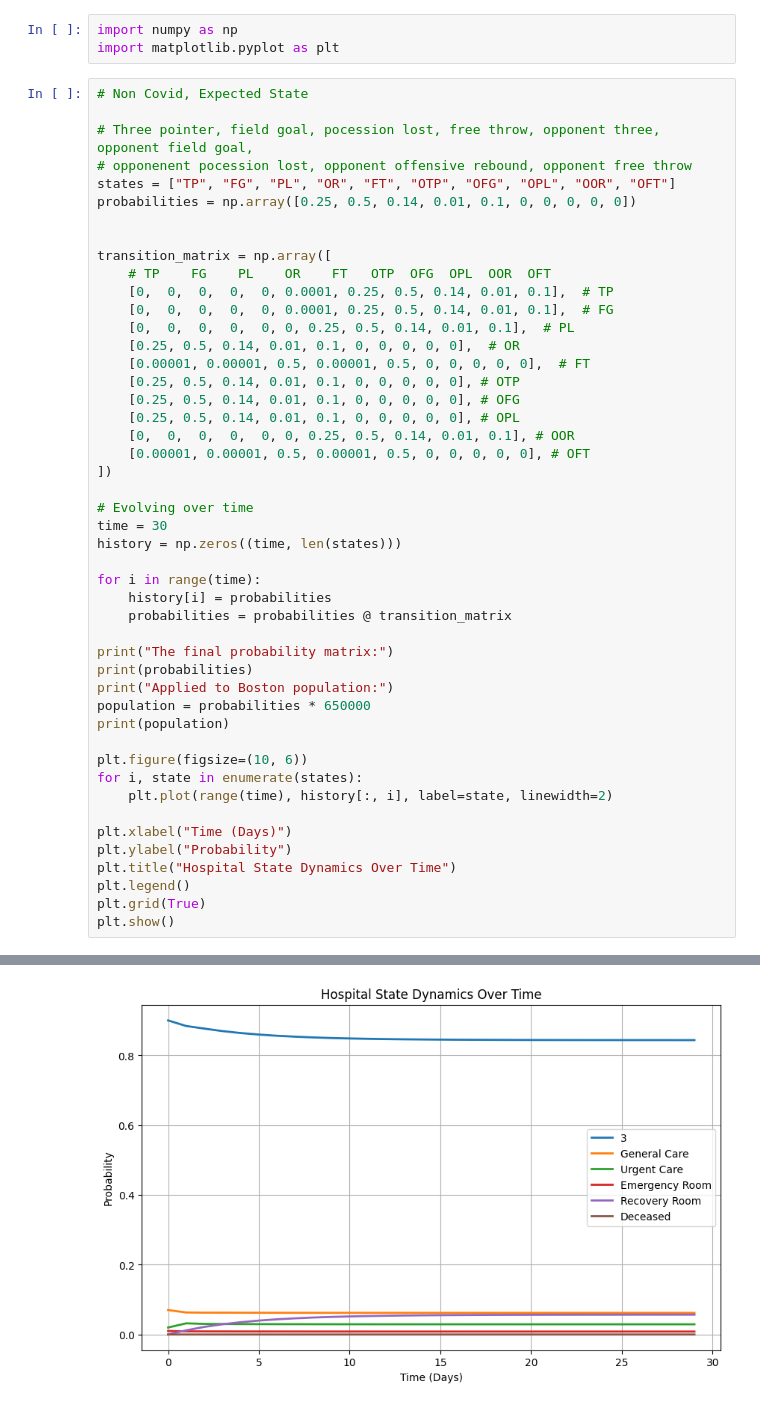
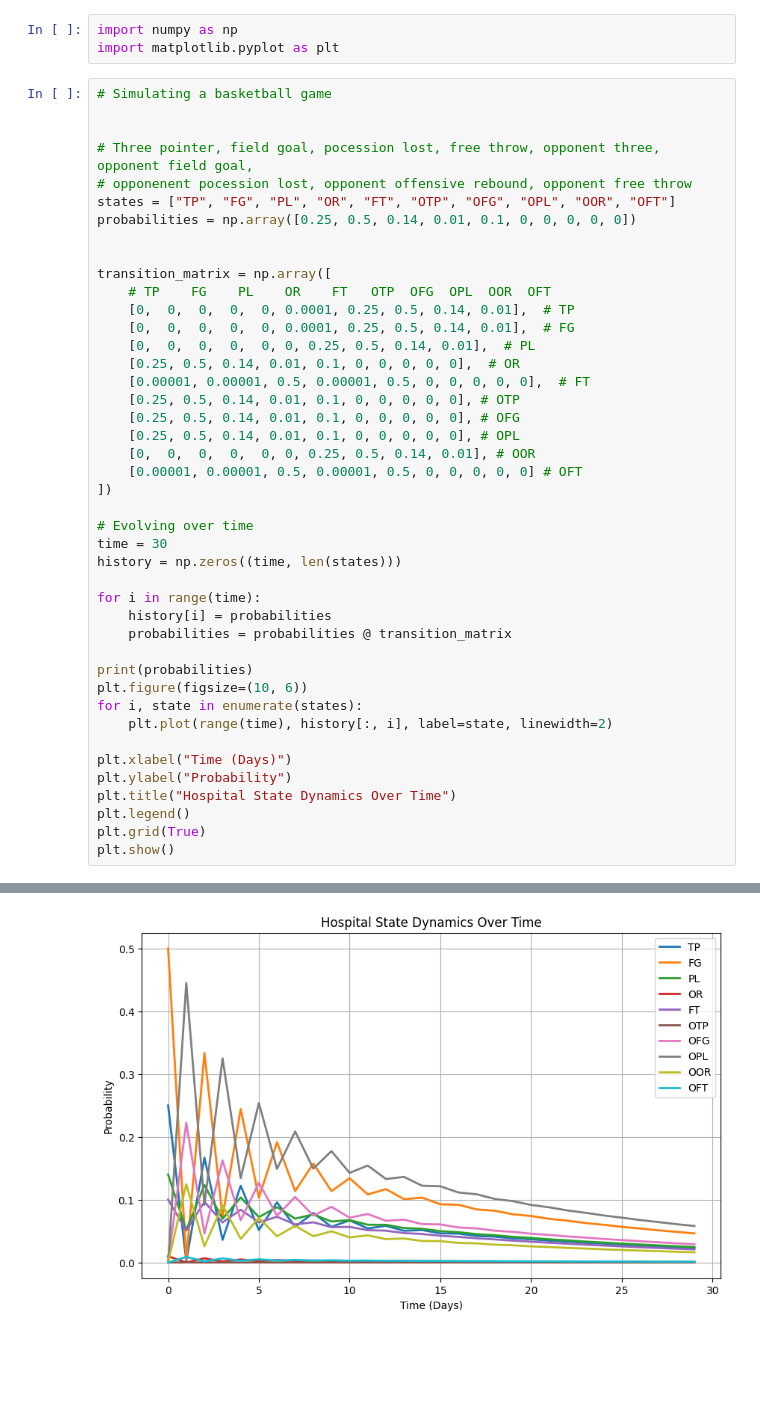
Before and after one commit to jchen-0808/AM115finalproject, a Jupyter notebook: main.ipynb, the cells around one changed output, grey strips where cells are left out. Drawn from its saved outputs; the diff is of its cells as text; blank space fills up the shorter version.

```diff
--- a/main.ipynb
+++ b/main.ipynb
@@ -2,7 +2,8 @@
 import numpy as np
 import matplotlib.pyplot as plt
 # %%
-# Non Covid, Expected State
+# Simulating a basketball game
+
 
 # Three pointer, field goal, pocession lost, free throw, opponent three, opponent field goal,
 # opponenent pocession lost, opponent offensive rebound, opponent free throw
@@ -12,16 +13,16 @@ probabilities = np.array([0.25, 0.5, 0.14, 0.01, 0.1, 0, 0, 0, 0, 0])
 
 transition_matrix = np.array([
     # TP    FG    PL    OR    FT   OTP  OFG  OPL  OOR  OFT
-    [0,  0,  0,  0,  0, 0.0001, 0.25, 0.5, 0.14, 0.01, 0.1],  # TP
-    [0,  0,  0,  0,  0, 0.0001, 0.25, 0.5, 0.14, 0.01, 0.1],  # FG
-    [0,  0,  0,  0,  0, 0, 0.25, 0.5, 0.14, 0.01, 0.1],  # PL
+    [0,  0,  0,  0,  0, 0.0001, 0.25, 0.5, 0.14, 0.01],  # TP
+    [0,  0,  0,  0,  0, 0.0001, 0.25, 0.5, 0.14, 0.01],  # FG
+    [0,  0,  0,  0,  0, 0, 0.25, 0.5, 0.14, 0.01],  # PL
     [0.25, 0.5, 0.14, 0.01, 0.1, 0, 0, 0, 0, 0],  # OR
     [0.00001, 0.00001, 0.5, 0.00001, 0.5, 0, 0, 0, 0, 0],  # FT
     [0.25, 0.5, 0.14, 0.01, 0.1, 0, 0, 0, 0, 0], # OTP
     [0.25, 0.5, 0.14, 0.01, 0.1, 0, 0, 0, 0, 0], # OFG
     [0.25, 0.5, 0.14, 0.01, 0.1, 0, 0, 0, 0, 0], # OPL
-    [0,  0,  0,  0,  0, 0, 0.25, 0.5, 0.14, 0.01, 0.1], # OOR
-    [0.00001, 0.00001, 0.5, 0.00001, 0.5, 0, 0, 0, 0, 0], # OFT
+    [0,  0,  0,  0,  0, 0, 0.25, 0.5, 0.14, 0.01], # OOR
+    [0.00001, 0.00001, 0.5, 0.00001, 0.5, 0, 0, 0, 0, 0] # OFT
 ])
 
 # Evolving over time
@@ -32,12 +33,7 @@ for i in range(time):
     history[i] = probabilities
     probabilities = probabilities @ transition_matrix
 
-print("The final probability matrix:")
 print(probabilities)
-print("Applied to Boston population:")
-population = probabilities * 650000
-print(population)
-
 plt.figure(figsize=(10, 6))
 for i, state in enumerate(states):
     plt.plot(range(time), history[:, i], label=state, linewidth=2)
@@ -58 +51 @@ Applied to Boston population:
-[figure, old version]
+[figure, new version]
```
Also changed, not shown: parts of 1 cell of this notebook.
